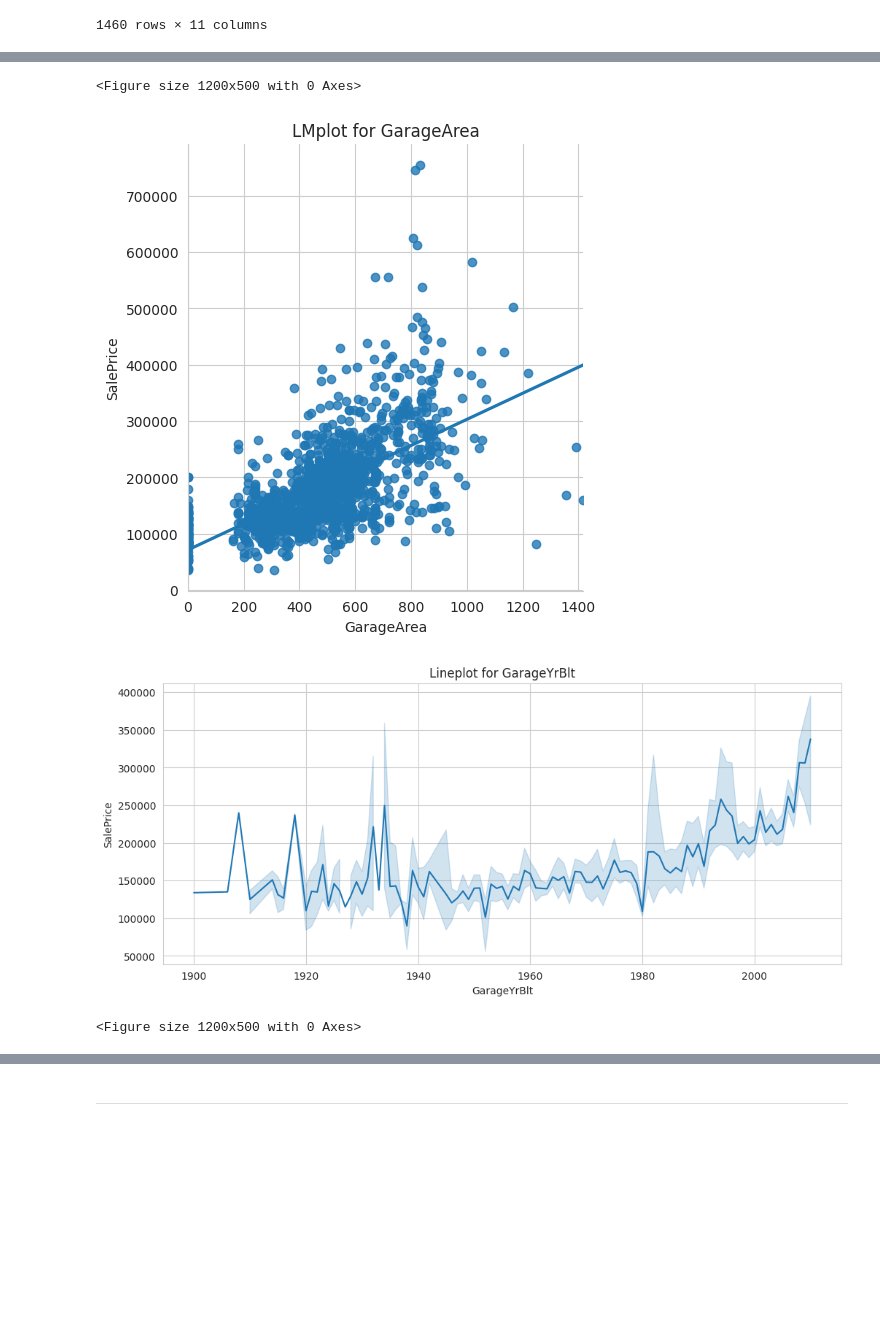
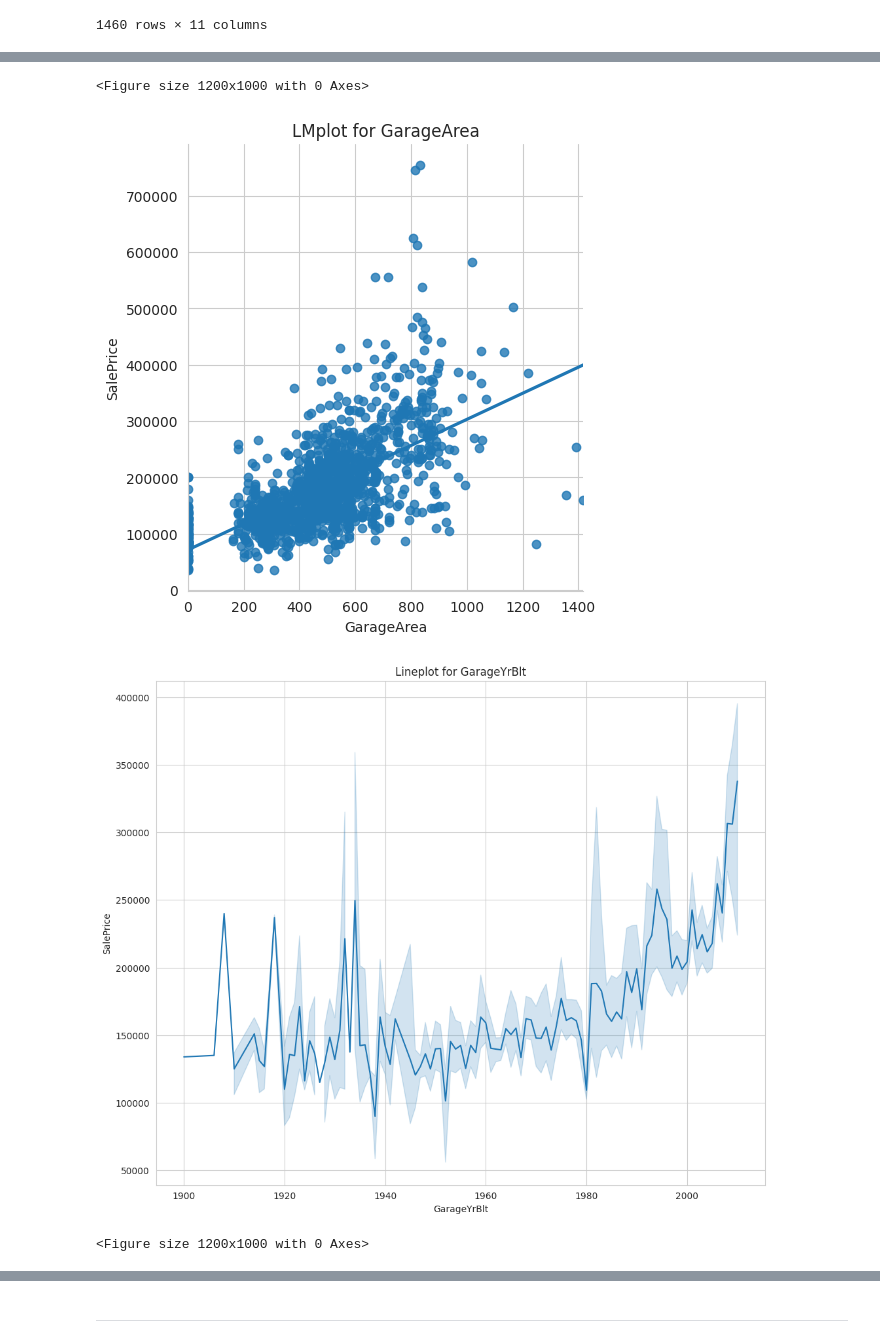
Before and after one commit to jojouna/pp5-housing-issue, a Jupyter notebook: jupyter_notebooks/03 - Data-Analysis.ipynb, the cells around one changed output, grey strips where cells are left out. Drawn from its saved outputs; the diff is of its cells as text; code cells hidden in the pictures; blank space fills up the shorter version.

```diff
--- a/jupyter_notebooks/03 - Data-Analysis.ipynb
+++ b/jupyter_notebooks/03 - Data-Analysis.ipynb
@@ -390,7 +394,7 @@ def plot_cat(df, col, target_var):
     Function to create a boxplot for categorical
     variables and save the graphs to a folder
     """
-    plt.figure(figsize=(12, 5))
+    plt.figure(figsize=(12, 10))
     sns.boxplot(data=df_eda, x=col, y=target_var)
     plt.title(f"Boxplot of {col}")
     plt.savefig(f"{file_path}/boxplot_{col}.png")
@@ -402,7 +406,7 @@ def plot_num(df, col, target_var):
     variables except time variables
     and save the graphs to a folder
     """
-    plt.figure(figsize=(12, 5))
+    plt.figure(figsize=(12, 10))
     sns.lmplot(data=df_eda, x=col, y=target_var, ci=None)
     plt.title(f"LMplot for {col}")
     plt.savefig(f"{file_path}/lmplot_{col}.png")
@@ -410,10 +414,10 @@ def plot_num(df, col, target_var):
 
 def plot_time(df, col, target_var):
     """
-    Function to create a line ploe for
+    Function to create a line plot for
     time variables and save the graphs to a folder
     """
-    plt.figure(figsize=(12, 5))
+    plt.figure(figsize=(12, 10))
     sns.lineplot(data=df_eda, x=col, y=target_var)
     plt.title(f"Lineplot for {col}")
     plt.savefig(f"{file_path}/lineplot_{col}.png")
@@ -437,6 +441,6 @@ for col in df_eda.columns:
 [figure]
-<Figure size 1200x500 with 0 Axes>
+<Figure size 1200x1000 with 0 Axes>
 [figure]
-[figure, old version]
+[figure, new version]
-<Figure size 1200x500 with 0 Axes>
+<Figure size 1200x1000 with 0 Axes>
 [figure]
```
Also changed, not shown: parts of 13 cells of this notebook, 5 other files.
